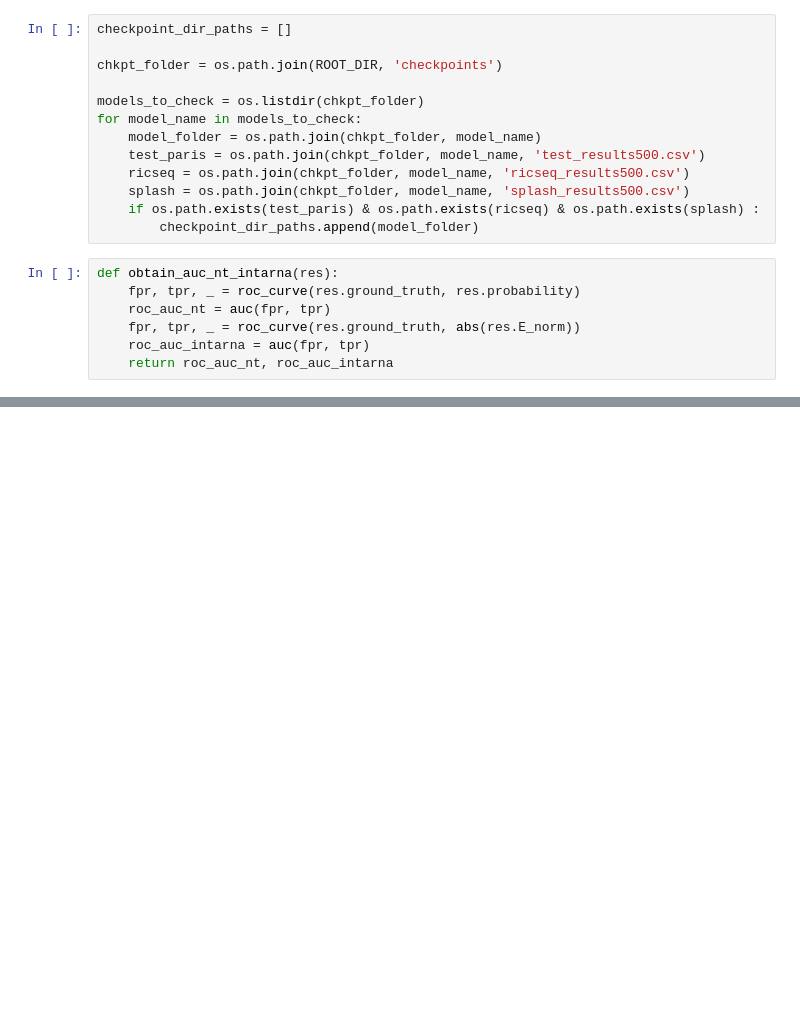
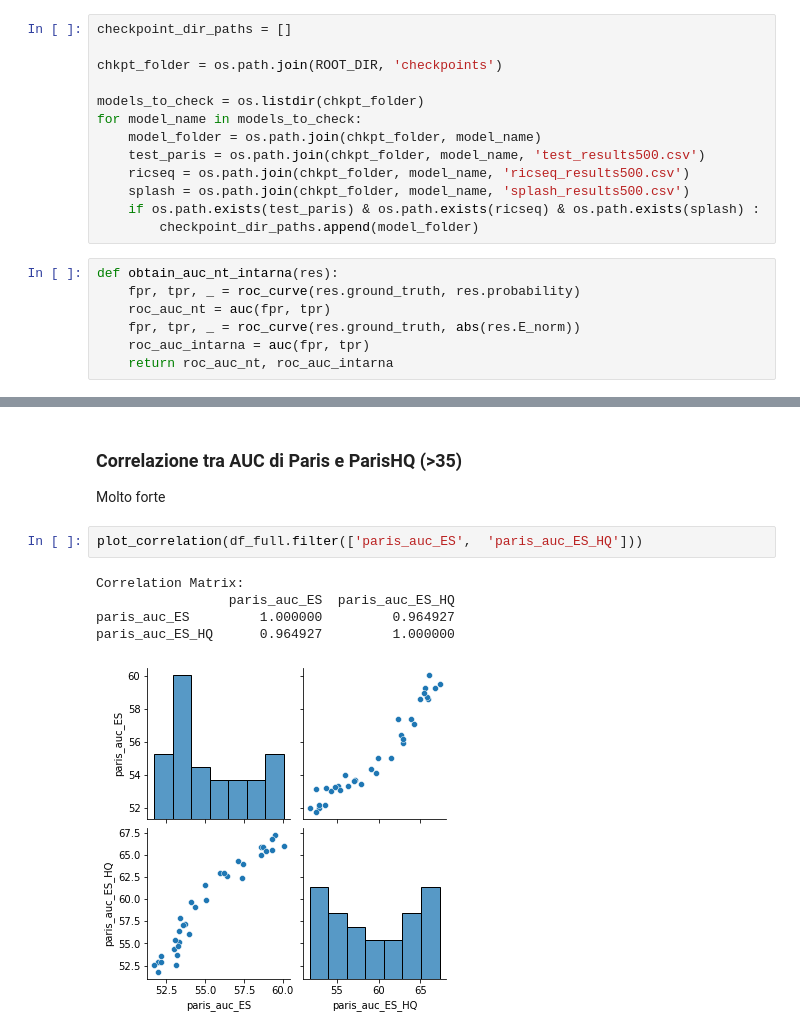
Before and after one commit to giorgiobini/RIME, a Jupyter notebook: src/Compare_models.ipynb, the cells around one changed output, grey strips where cells are left out. Cells and saved outputs as stored; diff of their text form; blank space fills up the shorter version.

```diff
--- a/src/Compare_models.ipynb
+++ b/src/Compare_models.ipynb
@@ -535,0 +511,12 @@ subset = df.filter(important, axis = 1)
+# %% [markdown]
+### Correlazione tra AUC di Paris e ParisHQ (>35)
+
+Molto forte
+# %%
+plot_correlation(df_full.filter(['paris_auc_ES',  'paris_auc_ES_HQ']))
+# %% [output]
+Correlation Matrix:
+                 paris_auc_ES  paris_auc_ES_HQ
+paris_auc_ES         1.000000         0.964927
+paris_auc_ES_HQ      0.964927         1.000000
+[figure, added]
```
Also changed, not shown: parts of 60 cells of this notebook, 10 other files.
